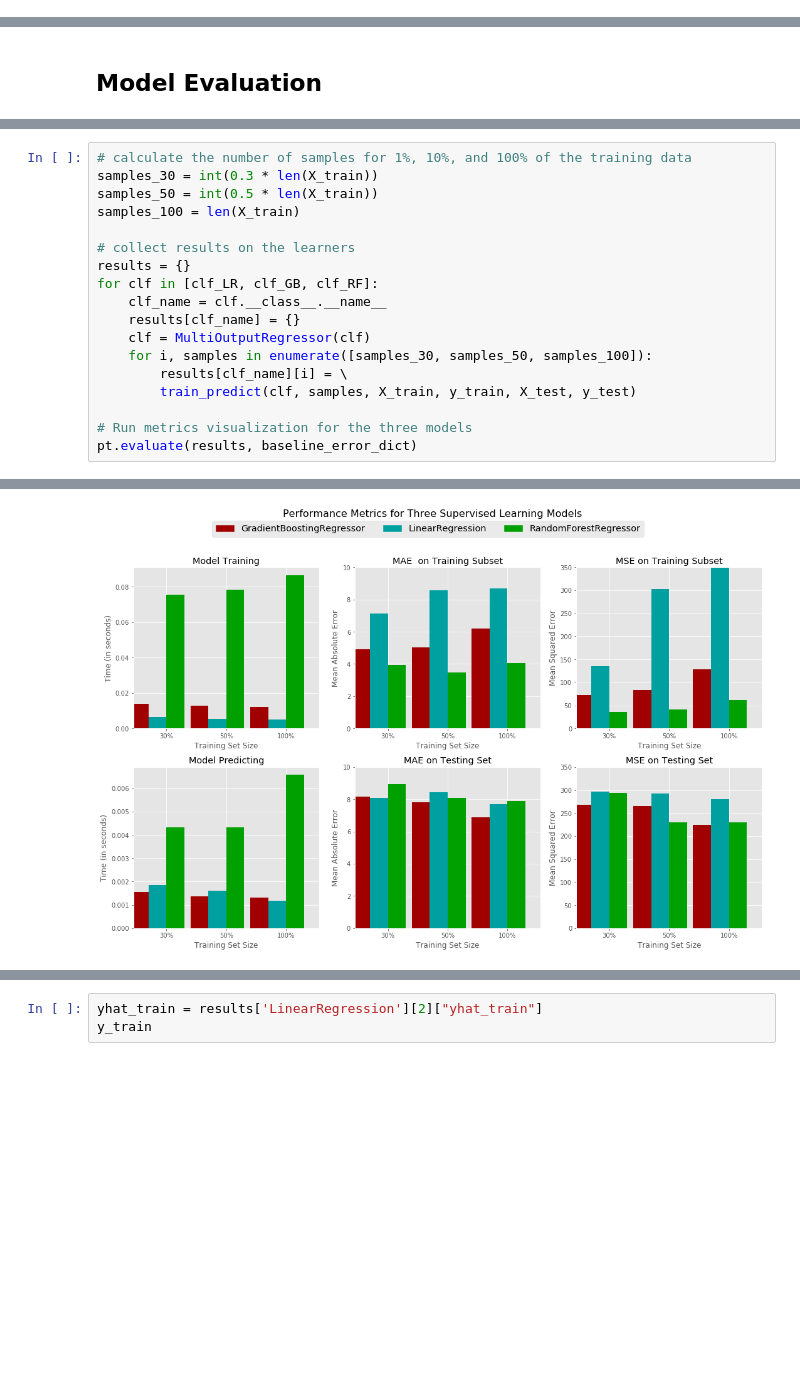
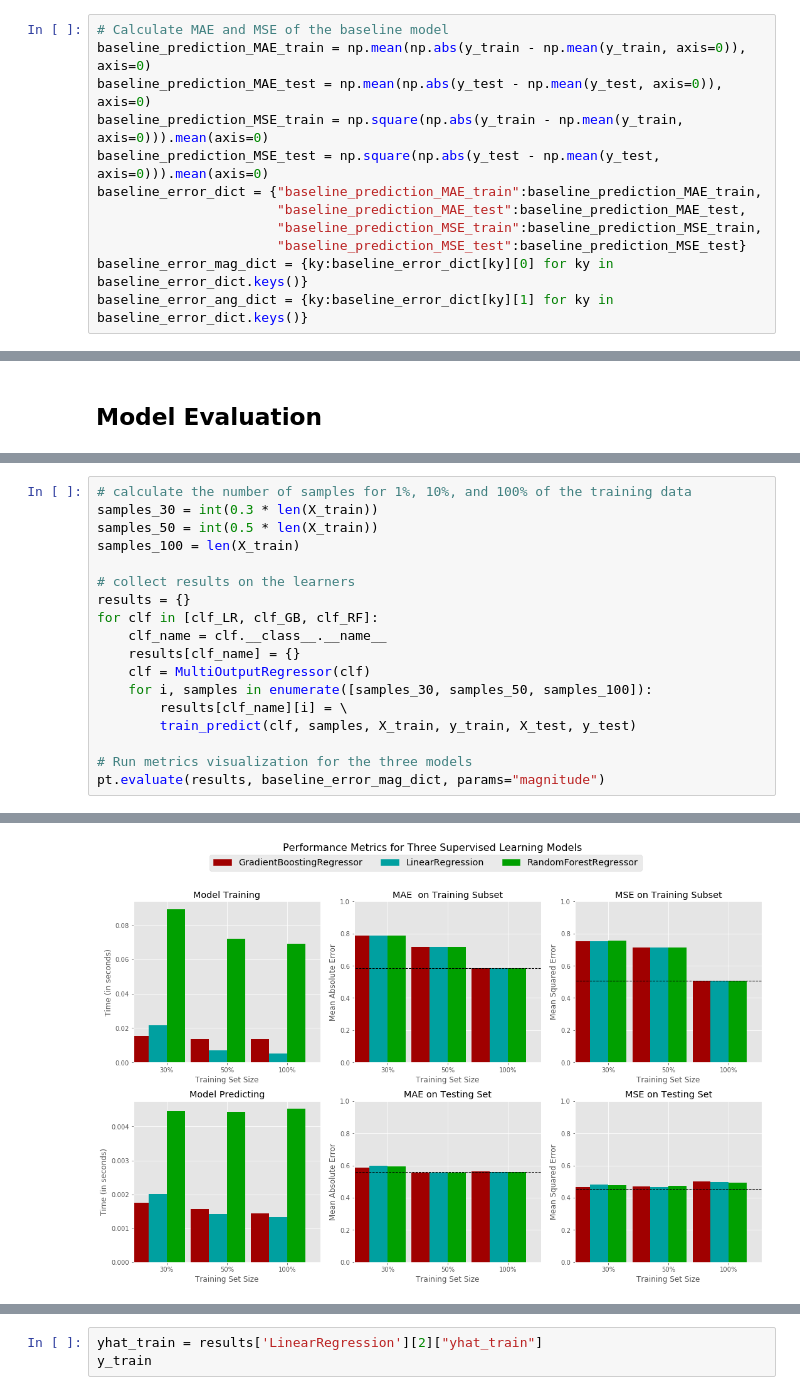
Before and after one commit to MuhammadVT/ECE5554_final_project, a Jupyter notebook: regression_model.ipynb, the cells around one changed output, grey strips where cells are left out. Saved outputs shown, nothing was run; the diff lists cells and outputs as text; blank space fills up the shorter version.

Commit message:
add model evaluation for angle

```diff
--- a/regression_model.ipynb
+++ b/regression_model.ipynb
@@ -205,0 +136,12 @@ def train_predict(learner, sample_size, X_train, y_train, X_test, y_test):
+# %%
+# Calculate MAE and MSE of the baseline model
+baseline_prediction_MAE_train = np.mean(np.abs(y_train - np.mean(y_train, axis=0)), axis=0)
+baseline_prediction_MAE_test = np.mean(np.abs(y_test - np.mean(y_test, axis=0)), axis=0)
+baseline_prediction_MSE_train = np.square(np.abs(y_train - np.mean(y_train, axis=0))).mean(axis=0)
+baseline_prediction_MSE_test = np.square(np.abs(y_test - np.mean(y_test, axis=0))).mean(axis=0)
+baseline_error_dict = {"baseline_prediction_MAE_train":baseline_prediction_MAE_train,
+                       "baseline_prediction_MAE_test":baseline_prediction_MAE_test,
+                       "baseline_prediction_MSE_train":baseline_prediction_MSE_train,
+                       "baseline_prediction_MSE_test":baseline_prediction_MSE_test}
+baseline_error_mag_dict = {ky:baseline_error_dict[ky][0] for ky in baseline_error_dict.keys()}
+baseline_error_ang_dict = {ky:baseline_error_dict[ky][1] for ky in baseline_error_dict.keys()}
@@ -250,29 +253,29 @@ baseline_error_dict
 # %%
 # calculate the number of samples for 1%, 10%, and 100% of the training data
 samples_30 = int(0.3 * len(X_train))
 samples_50 = int(0.5 * len(X_train))
 samples_100 = len(X_train)
 
 # collect results on the learners
 results = {}
 for clf in [clf_LR, clf_GB, clf_RF]:
     clf_name = clf.__class__.__name__
     results[clf_name] = {}
     clf = MultiOutputRegressor(clf)
     for i, samples in enumerate([samples_30, samples_50, samples_100]):
         results[clf_name][i] = \
         train_predict(clf, samples, X_train, y_train, X_test, y_test)
 
 # Run metrics visualization for the three models
-pt.evaluate(results, baseline_error_dict)
+pt.evaluate(results, baseline_error_mag_dict, params="magnitude")
 # %% [output]
 MultiOutputRegressor trained on 14 samples.
 MultiOutputRegressor trained on 24 samples.
 MultiOutputRegressor trained on 49 samples.
 MultiOutputRegressor trained on 14 samples.
 MultiOutputRegressor trained on 24 samples.
 MultiOutputRegressor trained on 49 samples.
 MultiOutputRegressor trained on 14 samples.
 MultiOutputRegressor trained on 24 samples.
 MultiOutputRegressor trained on 49 samples.
-[figure, old version]
+[figure, new version]
```
Also changed, not shown: parts of 15 cells of this notebook.
